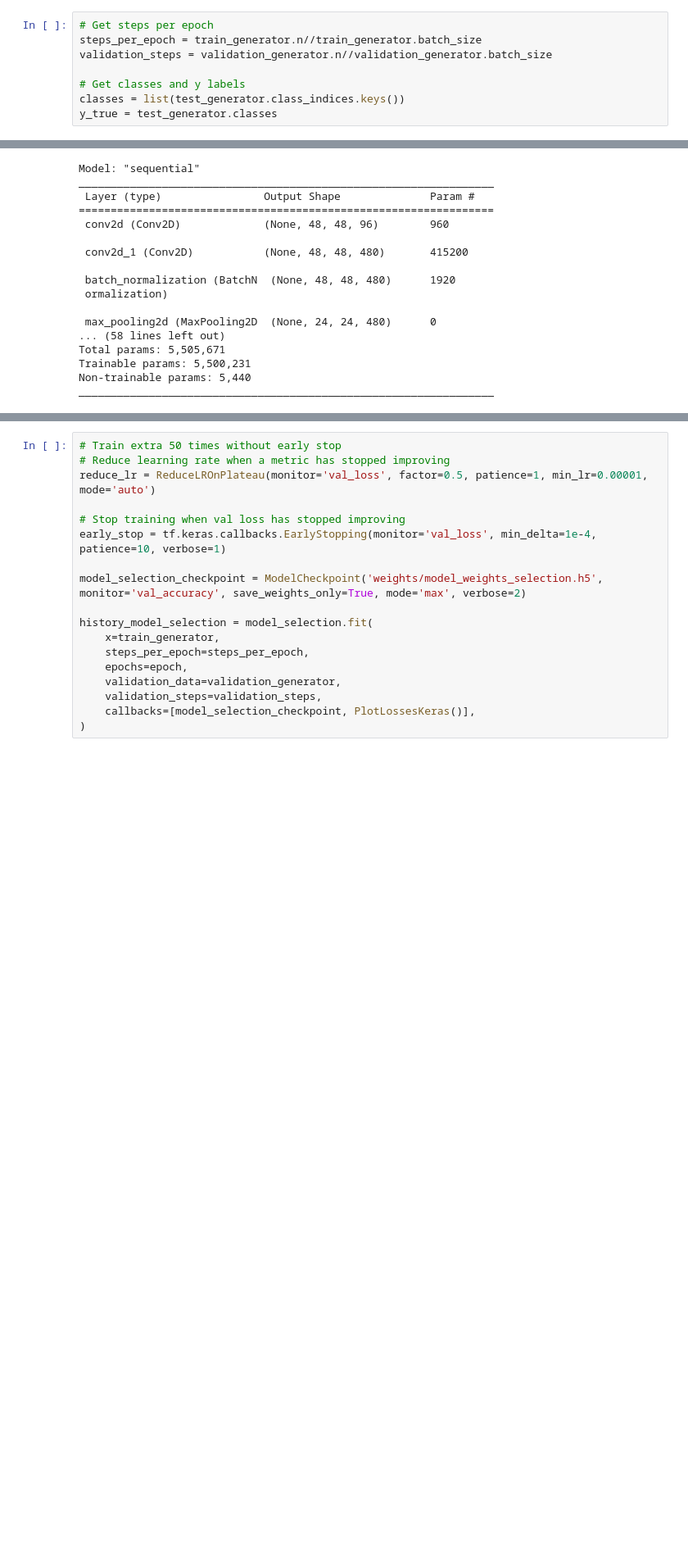
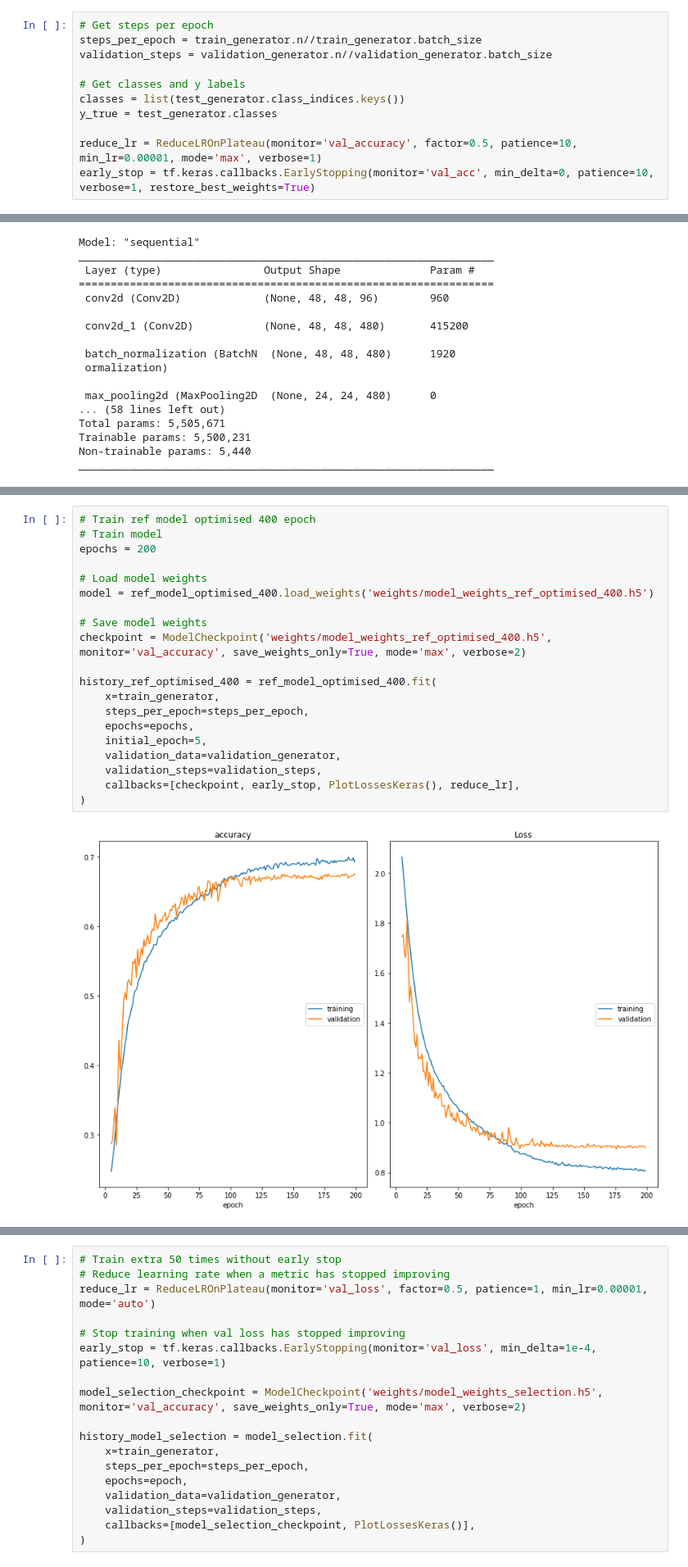
Before and after one commit to DreamyMemories/Facial-Expression-Recognition, a Jupyter notebook: main.ipynb, the cells around one changed output, grey strips where cells are left out. Shown at 82% size. Drawn from its saved outputs; the diff is of its cells as text; blank space fills up the shorter version.

```diff
--- a/main.ipynb
+++ b/main.ipynb
@@ -112,4 +112,7 @@ validation_steps = validation_generator.n//validation_generator.batch_size
 # Get classes and y labels
 classes = list(test_generator.class_indices.keys())
 y_true = test_generator.classes
+
+reduce_lr = ReduceLROnPlateau(monitor='val_accuracy', factor=0.5, patience=10, min_lr=0.00001, mode='max', verbose=1)
+early_stop = tf.keras.callbacks.EarlyStopping(monitor='val_acc', min_delta=0, patience=10, verbose=1, restore_best_weights=True)
 # %% [markdown]
@@ -708,0 +903,22 @@ _________________________________________________________________
+# %%
+# Train ref model optimised 400 epoch
+# Train model
+epochs = 200
+
+# Load model weights
+model = ref_model_optimised_400.load_weights('weights/model_weights_ref_optimised_400.h5')
+
+# Save model weights
+checkpoint = ModelCheckpoint('weights/model_weights_ref_optimised_400.h5', monitor='val_accuracy', save_weights_only=True, mode='max', verbose=2)
+
+history_ref_optimised_400 = ref_model_optimised_400.fit(
+    x=train_generator,
+    steps_per_epoch=steps_per_epoch,
+    epochs=epochs,
+    initial_epoch=5,
+    validation_data=validation_generator,
+    validation_steps=validation_steps,
+    callbacks=[checkpoint, early_stop, PlotLossesKeras(), reduce_lr],
+)
+# %% [output]
+[figure, added]
```
Also changed, not shown: parts of 50 cells of this notebook, 11 other files.
